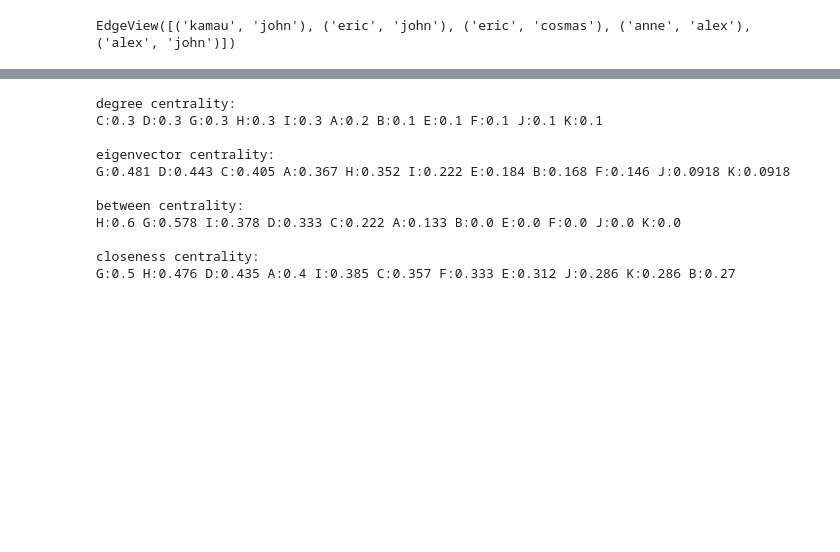
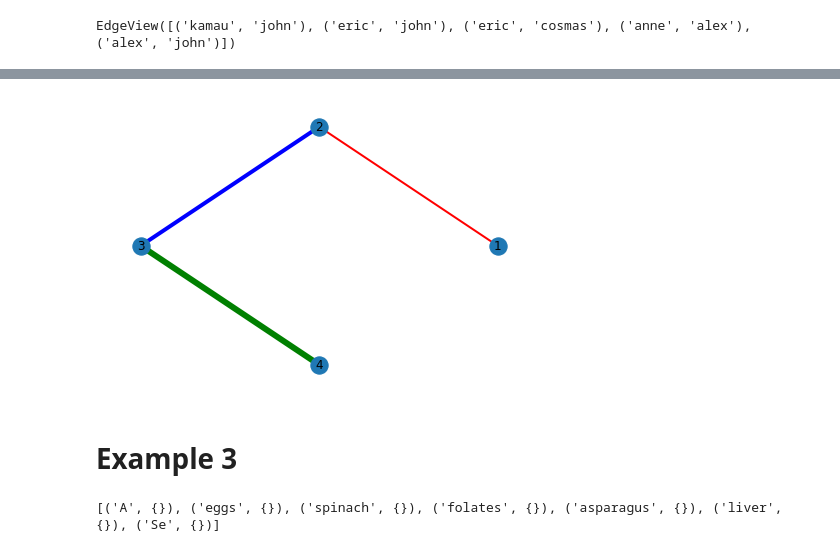
Before and after one commit to sophicist/Graph-analysis-in-python, a Jupyter notebook: Introduction to graphs.ipynb, the cells around one changed output, grey strips where cells are left out. Drawn from its saved outputs; the diff is of its cells as text; code cells hidden in the pictures; blank space fills up the shorter version.

```diff
--- a/Introduction to graphs.ipynb
+++ b/Introduction to graphs.ipynb
@@ -34,29 +47,36 @@ nx.draw(G, node_size=400, node_color='red', with_labels=True, font_weight='bold'
 # %%
-print("degree centrality:")
-for k, v in sorted(nx.degree_centrality(G).items(), key=lambda x: -x[1]):
-      print(str(k)+":"+"{:.3}".format(v)+" ", end="")
-print("\n")
-print("eigenvector centrality:")
-for k, v in sorted(nx.eigenvector_centrality(G).items(), key=lambda x: -x[1]):
-      print(str(k)+":"+"{:.3}".format(v)+" ", end="")
-print("\n")
-print("between centrality:")
-for k, v in sorted(nx.betweenness_centrality(G).items(), key=lambda x: -x[1]):
-      print(str(k)+":"+"{:.3}".format(v)+" ", end="")
-print("\n")
-print("closeness centrality:")
-for k, v in sorted(nx.closeness_centrality(G).items(), key=lambda x: -x[1]):
-      print(str(k)+":"+"{:.3}".format(v)+" ", end="")
-print("\n")
+# print("degree centrality:")
+# for k, v in sorted(nx.degree_centrality(G).items(), key=lambda x: -x[1]):
+#       print(str(k)+":"+"{:.3}".format(v)+" ", end="")
+# print("\n")
+# print("eigenvector centrality:")
+# for k, v in sorted(nx.eigenvector_centrality(G).items(), key=lambda x: -x[1]):
+#       print(str(k)+":"+"{:.3}".format(v)+" ", end="")
+# print("\n")
+# print("between centrality:")
+# for k, v in sorted(nx.betweenness_centrality(G).items(), key=lambda x: -x[1]):
+#       print(str(k)+":"+"{:.3}".format(v)+" ", end="")
+# print("\n")
+# print("closeness centrality:")
+# for k, v in sorted(nx.closeness_centrality(G).items(), key=lambda x: -x[1]):
+#       print(str(k)+":"+"{:.3}".format(v)+" ", end="")
+# print("\n")
-# %% [output]
-degree centrality:
-C:0.3 D:0.3 G:0.3 H:0.3 I:0.3 A:0.2 B:0.1 E:0.1 F:0.1 J:0.1 K:0.1
-
-eigenvector centrality:
-G:0.481 D:0.443 C:0.405 A:0.367 H:0.352 I:0.222 E:0.184 B:0.168 F:0.146 J:0.0918 K:0.0918
-
-between centrality:
-H:0.6 G:0.578 I:0.378 D:0.333 C:0.222 A:0.133 B:0.0 E:0.0 F:0.0 J:0.0 K:0.0
-
-closeness centrality:
-G:0.5 H:0.476 D:0.435 A:0.4 I:0.385 C:0.357 F:0.333 E:0.312 J:0.286 K:0.286 B:0.27
+# %%
+# different widths and colors
+
+import networkx as nx
+
+G = nx.Graph()
+G.add_edge(1,2,color='r',weight=2)
+G.add_edge(2,3,color='b',weight=4)
+G.add_edge(3,4,color='g',weight=6)
+
+pos = nx.circular_layout(G)
+
+edges = G.edges()
+colors = [G[u][v]['color'] for u,v in edges]
+weights = [G[u][v]['weight'] for u,v in edges]
+
+nx.draw(G, pos, edge_color=colors, width=weights,with_labels = True)
+# %% [output]
+[figure, added]
@@ -62,0 +86,2 @@ G:0.5 H:0.476 D:0.435 A:0.4 I:0.385 C:0.357 F:0.333 E:0.312 J:0.286 K:0.286 B:0.
+# %% [markdown]
+# Example 3
@@ -62,0 +104,4 @@ G:0.5 H:0.476 D:0.435 A:0.4 I:0.385 C:0.357 F:0.333 E:0.312 J:0.286 K:0.286 B:0.
+# %%
+print(G.nodes(data = True))
+# %% [output]
+[('A', {}), ('eggs', {}), ('spinach', {}), ('folates', {}), ('asparagus', {}), ('liver', {}), ('Se', {})]
```
Also changed, not shown: parts of 19 cells of this notebook, 9 other files.
